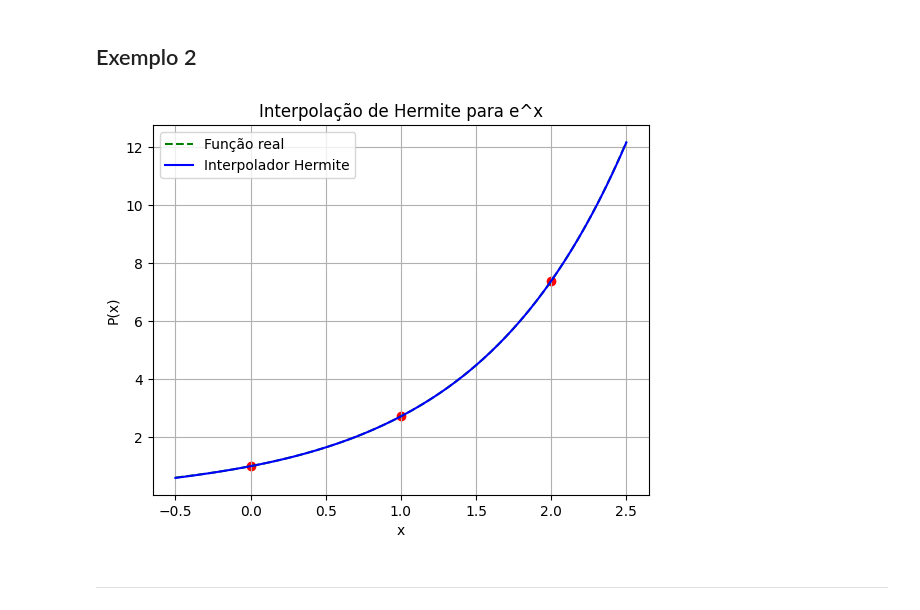
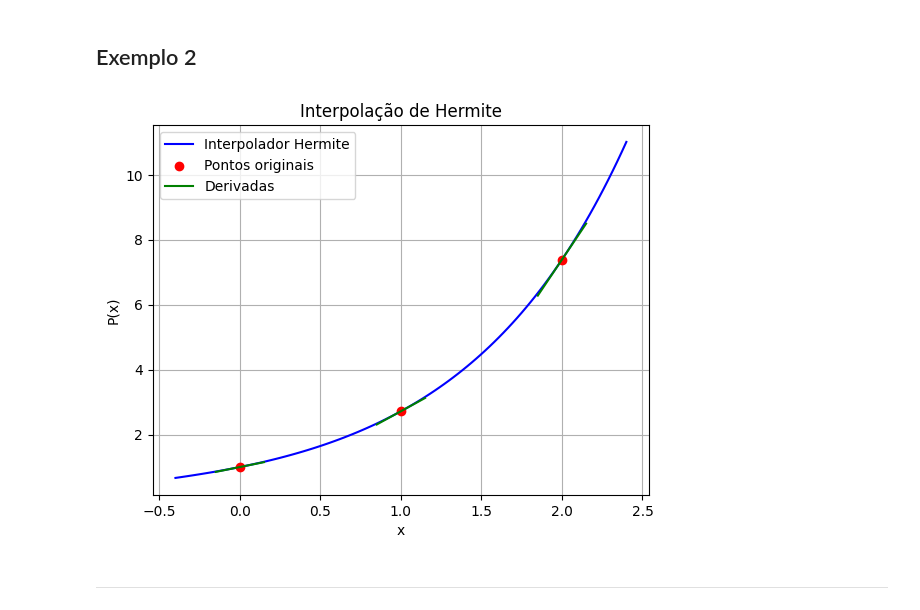
Before and after one commit to CB2325NumericaG6/CB2325NumericaG6, a Jupyter notebook: exemplos_jupyter/interpolacao.ipynb, the cells around one changed output. Cells and saved outputs as stored; diff of their text form; code cells hidden in the pictures.

```diff
--- a/exemplos_jupyter/interpolacao.ipynb
+++ b/exemplos_jupyter/interpolacao.ipynb
@@ -1116,24 +121,12 @@ plt.show()
 # %%
 x = [0, 1, 2]
 y = [np.exp(xi) for xi in x]
 dy = [np.exp(xi) for xi in x]
 
-P = HermiteInterpolation(x, y, dy)
-X_plot = np.linspace(-0.5, 2.5, 200)
-Y_plot = [P.evaluate(X) for X in X_plot]
-Y_real = np.exp(X_plot)
-
-plt.figure()
-plt.plot(X_plot, Y_real, 'g--', label="Função real")
-plt.plot(X_plot, Y_plot, 'b', label="Interpolador Hermite")
-plt.scatter(x, y, color="red")
-plt.title("Interpolação de Hermite para e^x")
-plt.xlabel("x")
-plt.ylabel("P(x)")
-plt.legend()
-plt.grid(True)
+interpol = hermite_interp(x, y, dy)
+interpol.plot()
 plt.show()
 # %% [output]
-[figure, old version]
+[figure, new version]
 # %% [markdown]
 ---
```
Also changed, not shown: parts of 22 cells of this notebook, 5 other files.
